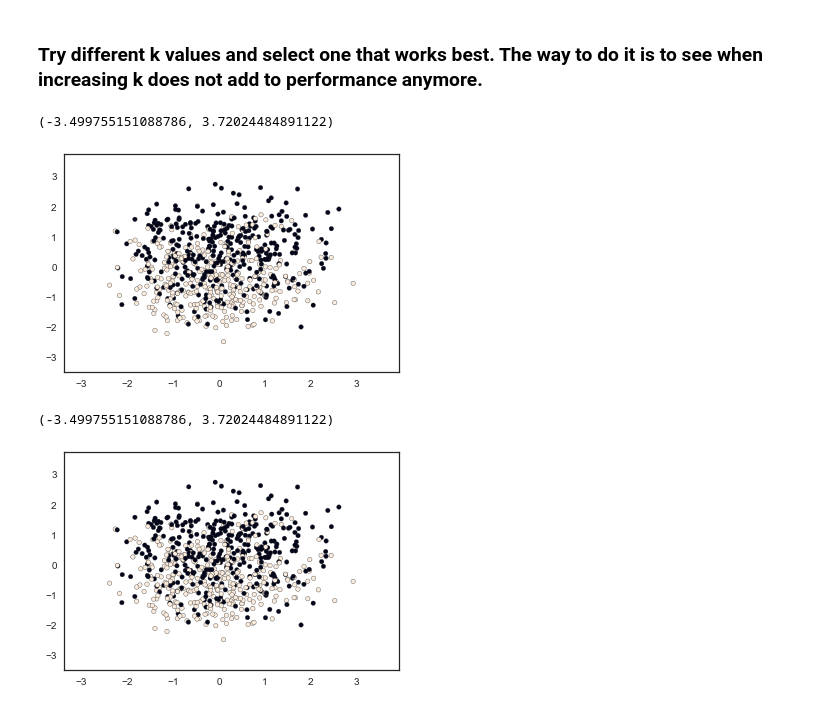
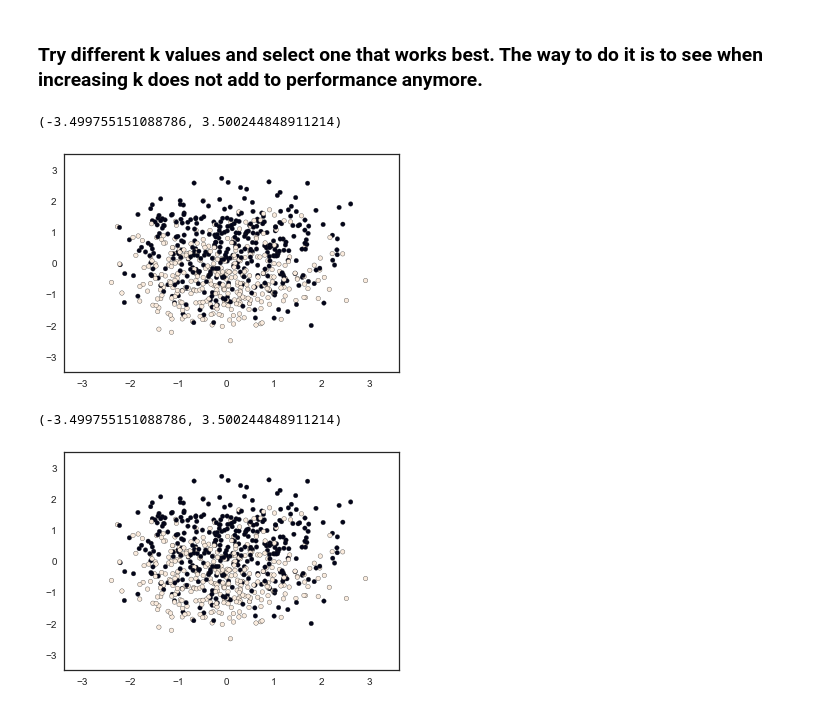
Before and after one commit to andriiglukhyi/data-science, a Jupyter notebook: kNN.ipynb, the cells around one changed output. Saved outputs shown, nothing was run; the diff lists cells and outputs as text; code cells hidden in the pictures.

```diff
--- a/kNN.ipynb
+++ b/kNN.ipynb
@@ -97,13 +97,13 @@ plt.show()
 ### Fit the kNN to the training data. Use k = 1
 # %%
 from sklearn import neighbors
-clf = neighbors.KNeighborsClassifier(1)
+clf = neighbors.KNeighborsClassifier(n_neighbors=1)
 clf.fit(X_train, y_train)
 
 x_min, x_max = X_train[:, 0].min() - 1, X_train[:, 0].max() + 1
 y_min, y_max = X_train[:, 1].min() - 1, X_train[:, 1].max() + 1
 
-xx, yy = np.meshgrid(np.arange(x_min, x_max, h), np.arange(y_min, y_max, h))
+xx, yy = np.meshgrid(np.arange(x_min, x_max), np.arange(y_min, y_max))
 
 plt.figure()
 
@@ -138,31 +138,31 @@ avg / total       0.73      0.73      0.73       300
 # %%
 from sklearn import neighbors
 clf = neighbors.KNeighborsClassifier(3)
 clf.fit(X_train, y_train)
 
 x_min, x_max = X_train[:, 0].min() - 1, X_train[:, 0].max() + 1
 y_min, y_max = X_train[:, 1].min() - 1, X_train[:, 1].max() + 1
 
-xx, yy = np.meshgrid(np.arange(x_min, x_max, h), np.arange(y_min, y_max, h))
+xx, yy = np.meshgrid(np.arange(x_min, x_max), np.arange(y_min, y_max))
 
 plt.figure()
 
 plt.scatter(X_train[:, 0], X_train[:, 1], c=y_train, edgecolor='k', s=20)
 
 plt.xlim(xx.min(), xx.max())
 plt.ylim(yy.min(), yy.max())
 # %% [output]
-(-3.499755151088786, 3.72024484891122)
+(-3.499755151088786, 3.500244848911214)
-[figure, old version]
+[figure, new version]
 # %%
 from sklearn import neighbors
-clf = neighbors.KNeighborsClassifier(50)
+clf = neighbors.KNeighborsClassifier(15)
 clf.fit(X_train, y_train)
 
 x_min, x_max = X_train[:, 0].min() - 1, X_train[:, 0].max() + 1
 y_min, y_max = X_train[:, 1].min() - 1, X_train[:, 1].max() + 1
 
-xx, yy = np.meshgrid(np.arange(x_min, x_max, h), np.arange(y_min, y_max, h))
+xx, yy = np.meshgrid(np.arange(x_min, x_max), np.arange(y_min, y_max))
 
 plt.figure()
 
@@ -171,5 +171,5 @@ plt.scatter(X_train[:, 0], X_train[:, 1], c=y_train, edgecolor='k', s=20)
 plt.xlim(xx.min(), xx.max())
 plt.ylim(yy.min(), yy.max())
 # %% [output]
-(-3.499755151088786, 3.72024484891122)
+(-3.499755151088786, 3.500244848911214)
-[figure, old version]
+[figure, new version]
```
Also changed, not shown: parts of 1 cell of this notebook, 2 other files.
